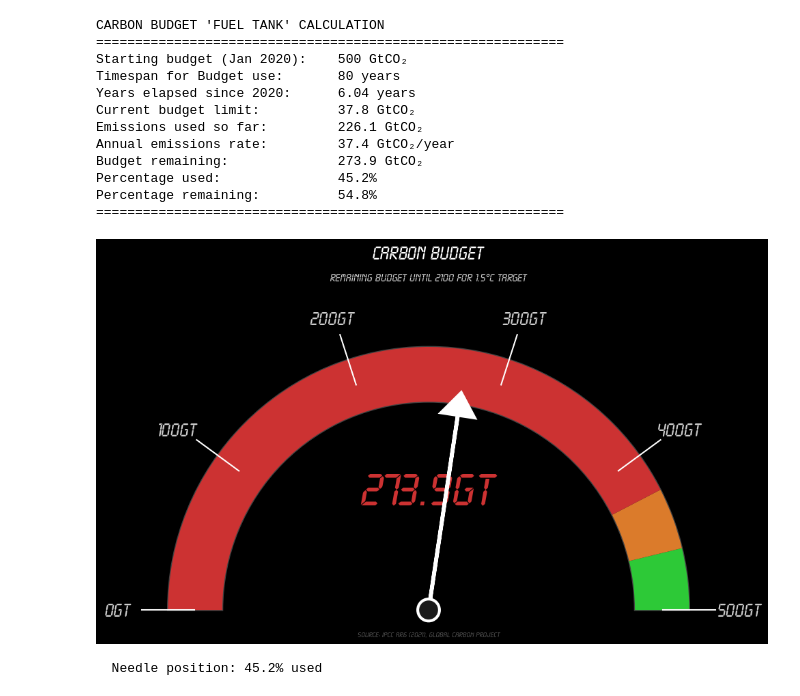
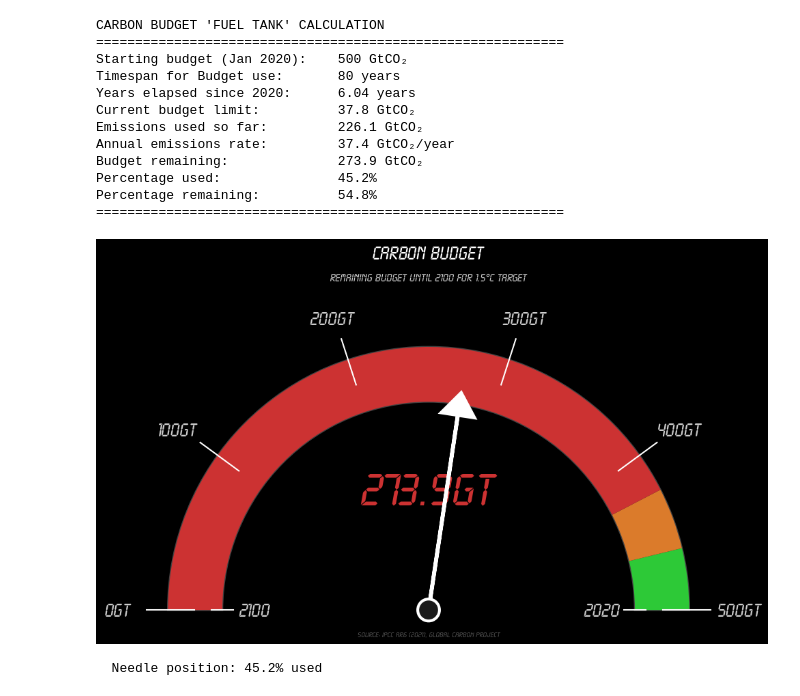
Before and after one commit to linachos/Data-Visualization, a Jupyter notebook: Project/carbon_budget_fuel_tank.ipynb, the cells around one changed output. Saved outputs shown, nothing was run; the diff lists cells and outputs as text; code cells hidden in the pictures.

Commit message:
adjusted temp & budget

```diff
--- a/Project/carbon_budget_fuel_tank.ipynb
+++ b/Project/carbon_budget_fuel_tank.ipynb
@@ -121,34 +121,45 @@ remaining_arc = Wedge((0, 0), 1.2, double_budget_angle, theta_start, width=0.25,
                       facecolor=colors['red'], edgecolor='none')
 ax.add_patch(remaining_arc)
 
-# Add tick marks and labels
-tick_values = [500, 400, 300, 200, 100, 0]
+# Add tick marks and labels (outer ring)
+tick_values = [500, 400, 300, 200, 100 ,0]
 for em_val in tick_values:
-    angle = emission_to_angle(em_val)
-    angle_rad = np.radians(angle)
+        angle = emission_to_angle(em_val)
+        angle_rad = np.radians(angle)
 
-    # Tick mark
-    x_outer = 1.32 * np.cos(angle_rad)
-    y_outer = 1.32 * np.sin(angle_rad)
-    x_inner = 1.08 * np.cos(angle_rad)
-    y_inner = 1.08 * np.sin(angle_rad)
-    ax.plot([x_inner, x_outer], [y_inner, y_outer],
-            color='white', linewidth=2 if em_val in [1.5, 2.0] else 1.5)
+        # Tick mark outer ring
+        x_outer = 1.3 * np.cos(angle_rad)
+        y_outer = 1.3 * np.sin(angle_rad)
+        x_inner = 1.08 * np.cos(angle_rad)
+        y_inner = 1.08 * np.sin(angle_rad)
+        ax.plot([x_inner, x_outer], [y_inner, y_outer],
+                color='white', linewidth=2 if em_val in [1.5, 2.0] else 1.5)
 
-    # Label
-    x_label = 1.43 * np.cos(angle_rad)
-    y_label = 1.4 * np.sin(angle_rad)
-
-    label_text = f'{em_val}Gt'
-    if em_val == 1.5:
+        # Label outer ring
+        x_label = 1.43 * np.cos(angle_rad)
+        y_label = 1.4 * np.sin(angle_rad)
+        label_text = f'{em_val}Gt'
         ax.text(x_label, y_label, label_text,
                 ha='center', va='center', fontsize=20,
-                color=colors['orange'], fontweight='bold')
-    elif em_val == 2.0:
-        ax.text(x_label, y_label, label_text,
-                ha='center', va='center', fontsize=20,
-                color=colors['red'], fontweight='bold')
-    else:
+                color='#cccccc')
+
+# inner ring
+tick_values = [[500, 2020], [0, 2100]]
+for em_val, year_val in tick_values:
+        angle = emission_to_angle(em_val)
+        angle_rad = np.radians(angle)
+        # Tick mark inner ring
+        x_outer = 1 * np.cos(angle_rad)
+        y_outer = 1 * np.sin(angle_rad)
+        x_inner = 0.9 * np.cos(angle_rad)
+        y_inner = 0.9 * np.sin(angle_rad)
+        ax.plot([x_inner, x_outer], [y_inner, y_outer],
+                color='white', linewidth=2 if year_val in [1.5, 2.0] else 1.5)
+
+        # Label inner ring
+        x_label = 0.8 * np.cos(angle_rad)
+        y_label = 0.8 * np.sin(angle_rad)
+        label_text = f'{year_val}'
         ax.text(x_label, y_label, label_text,
                 ha='center', va='center', fontsize=20,
                 color='#cccccc')
@@ -157,34 +168,34 @@ for em_val in tick_values:
 needle_rad = np.radians(needle_angle)
 needle_x = 0.9 * np.cos(needle_rad)
 needle_y = 0.9 * np.sin(needle_rad)
 ax.arrow(0, 0, needle_x, needle_y, head_width=0.15, head_length=0.1,
          fc='white', ec='white', linewidth=4, zorder=2)
 
 # Center hub
 center = Circle((0, 0), 0.05, facecolor='#1a1a1a', edgecolor='white', linewidth=3, zorder=11)
 ax.add_patch(center)
 
 # Center display - remaining
 emissions_remaining = emission_max - emissions_used
 ax.text(0, 0.55, f'{emissions_remaining:.1f}Gt', fontsize=50,
         color=colors['red'], ha='center', va='center', fontweight='bold', zorder=1)
 
 # Title
 ax.text(0, 1.6, 'CARBON BUDGET', fontsize=20,
         fontweight='bold', color='#ffffff', ha='center', va='bottom')
 ax.text(0, 1.5, 'Remaining Budget until 2100 for 1.5°C Target', fontsize=12,
         color='#cccccc', ha='center', va='bottom', style='italic')
 
 # Source
 ax.text(0, -0.1, 'Source: IPCC AR6 (2021), Global Carbon Project',
         fontsize=8, color='#555555', ha='center', va='top')
 
 plt.tight_layout()
-#plt.savefig('visualizations/carbon_budget_fuel_gauge.png', dpi=300,
-#            bbox_inches='tight', facecolor='#000000', edgecolor='none')
+plt.savefig('visualizations/carbon_budget_fuel_gauge.png', dpi=500,
+            bbox_inches='tight', facecolor='#000000', edgecolor='none')
 plt.show()
 
 print(f"  Needle position: {pct_used:.1f}% used")
 # %% [output]
-[figure, old version]
+[figure, new version]
   Needle position: 45.2% used
```
Also changed, not shown: 3 other files.
